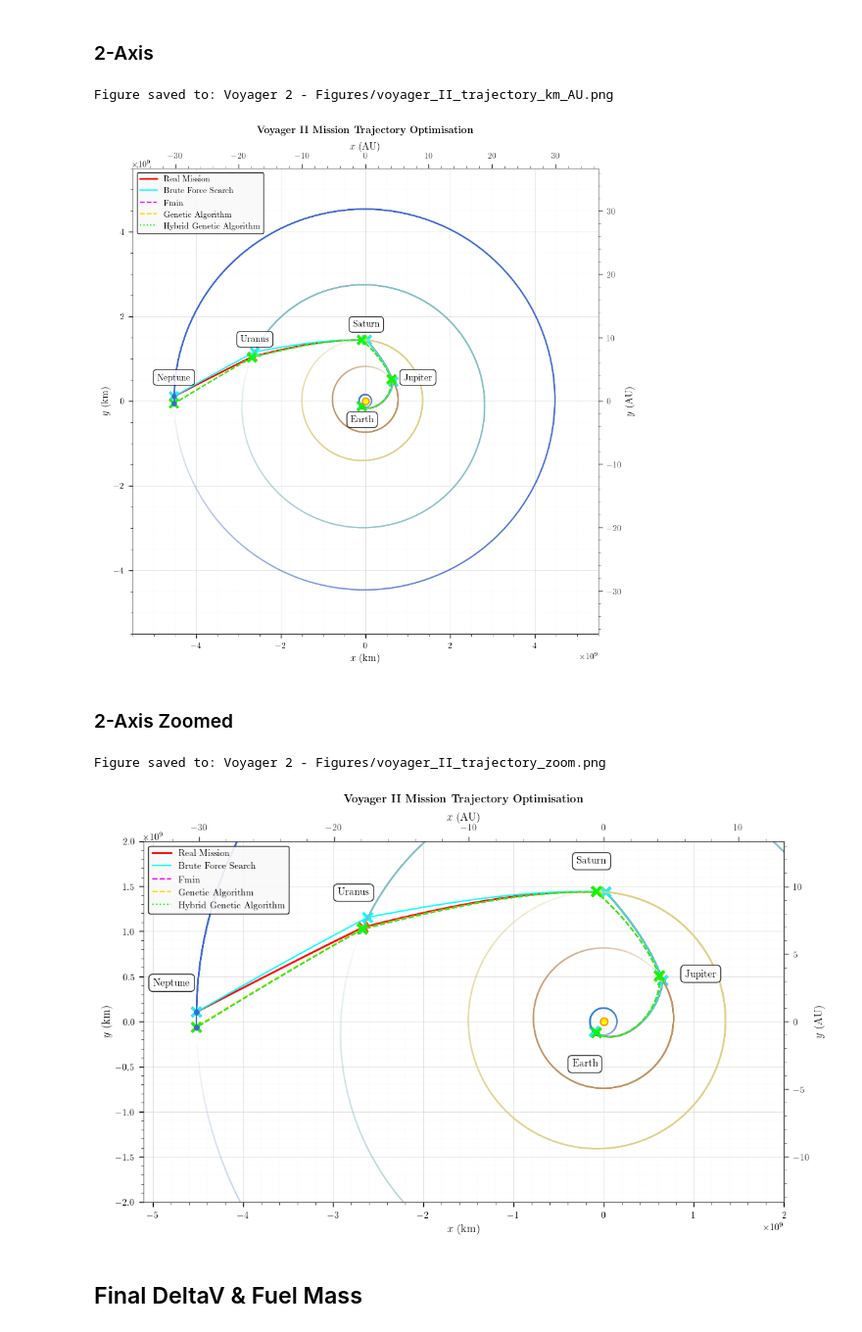
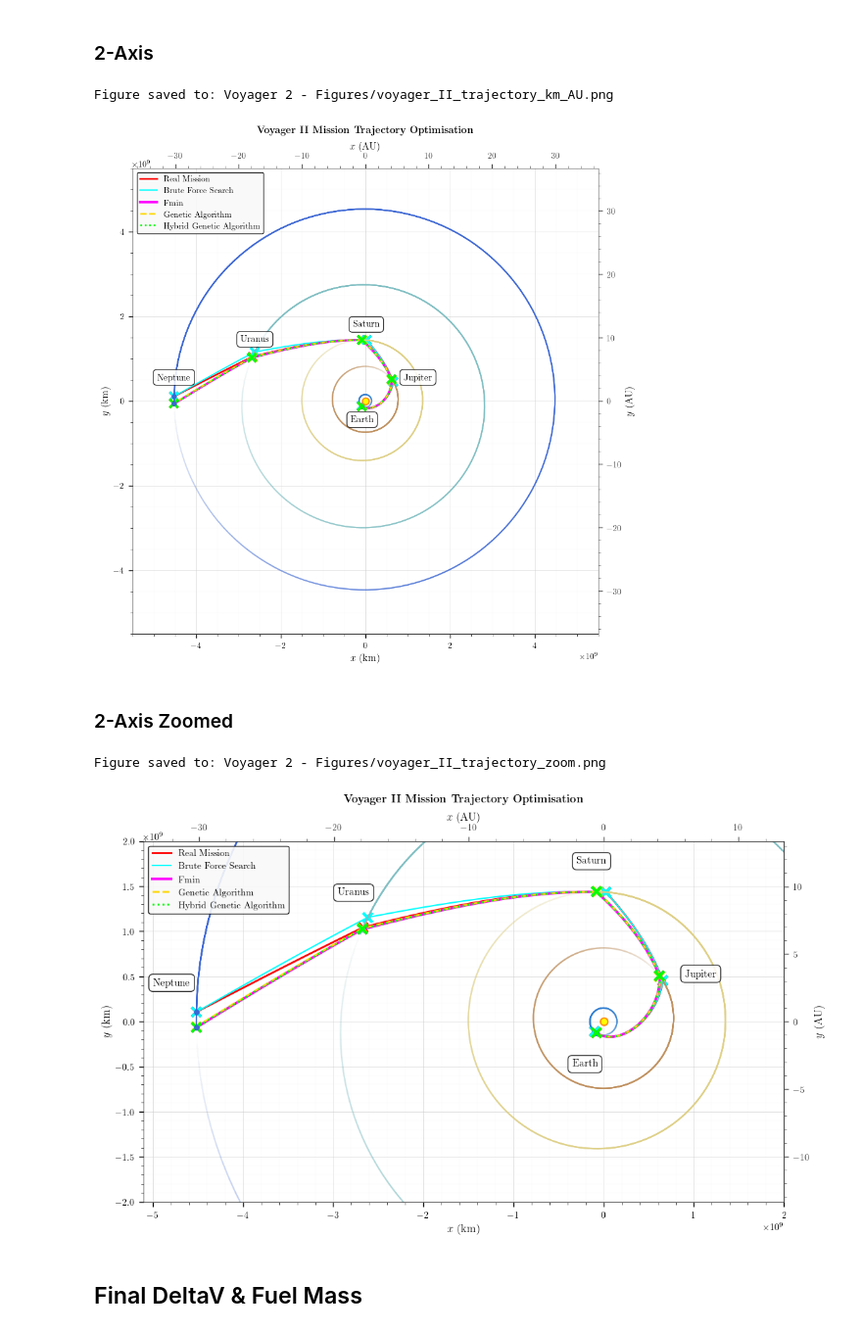
Before and after one commit to snath222/IP-Trajectory-Optimisation-SN, a Jupyter notebook: Voyager II - Optimisation Algo.ipynb, the cells around one changed output. Shown at 98% size. Saved outputs shown, nothing was run; the diff lists cells and outputs as text; code cells hidden in the pictures.

```diff
--- a/Voyager II - Optimisation Algo.ipynb
+++ b/Voyager II - Optimisation Algo.ipynb
@@ -3271,7 +3275,7 @@ colours = {
 line_styles = {
     "Real Mission": "-",
     "Brute Force Algorithm": "-",
-    "FMIN": "--",
+    "FMIN": "-",
     "GA": '--',#(0, (5, 1)),
     "GA + FMIN": ":",
 }
@@ -3280,9 +3284,9 @@ line_styles = {
 line_widths = {
     "Real Mission": 2,
     "Brute Force Algorithm": 1.5,
-    "FMIN": 1.5,
-    "GA": 1.5,
-    "GA + FMIN": 1.5,
+    "FMIN": 2.75,
+    "GA": 2,
+    "GA + FMIN": 2,
 }
 
 plt.rc("text", usetex=True)
@@ -3341,7 +3345,7 @@ plot_VoyagerII(
     date_flyby_uranus_GA_FMIN_COMBINED,
     date_flyby_neptune_GA_FMIN_COMBINED,
     colours["GA + FMIN"],
-    label_suffix="(GA --> FMIN)",
+    label_suffix="(GA + FMIN)",
 )
 
 # Set fixed limits for primary axis
@@ -3529,7 +3533,7 @@ plt.show()
 plt.close()
 # %% [output]
 Figure saved to: Voyager 2 - Figures/voyager_II_trajectory_km_AU.png
-[figure, old version]
+[figure, new version]
 # %% [markdown]
 ### 2-Axis Zoomed
 # %%
@@ -3587,7 +3591,7 @@ plot_VoyagerII(
     date_flyby_uranus_GA_FMIN_COMBINED,
     date_flyby_neptune_GA_FMIN_COMBINED,
     colours["GA + FMIN"],
-    label_suffix="(GA --> FMIN)",
+    label_suffix="(GA + FMIN)",
 )
 
 # Set fixed limits for primary axis
@@ -3745,34 +3749,34 @@ for planet, position in planet_label_positions.items():
 
     # Use the absolute positions for labels instead of offsets
     label_x, label_y = planet_label_positions[planet]
 
     # Improved annotation style
     bbox_props = dict(boxstyle="round,pad=0.4", fc="white", ec="black", alpha=0.85)
     ax.annotate(
         planet,
         xy=(x, y),  # Position of the planet
         xytext=(label_x, label_y),  # Absolute position for the label
         textcoords="data",  # Changed from 'offset points' to 'data'
         bbox=bbox_props,
         fontsize=11,
         fontweight="bold",
         zorder=101,  # Ensure labels appear on top of everything
     )  # Add arrow connecting label to planet
 
 # Add a thin border around the plot for a more professional look
 for spine in ax.spines.values():
     spine.set_visible(True)
     spine.set_linewidth(0.8)
     spine.set_color("#444444")
 
 output_figures.save_file("voyager_II_trajectory_zoom.png", dpi=500, bbox_inches="tight")
 
 # Show plot
 plt.show()
 plt.close()
 # %% [output]
 Figure saved to: Voyager 2 - Figures/voyager_II_trajectory_zoom.png
-[figure, old version]
+[figure, new version]
 # %% [markdown]
 ## Final DeltaV \& Fuel Mass
 # %%
```
Also changed, not shown: parts of 12 cells of this notebook, 3 other files.
